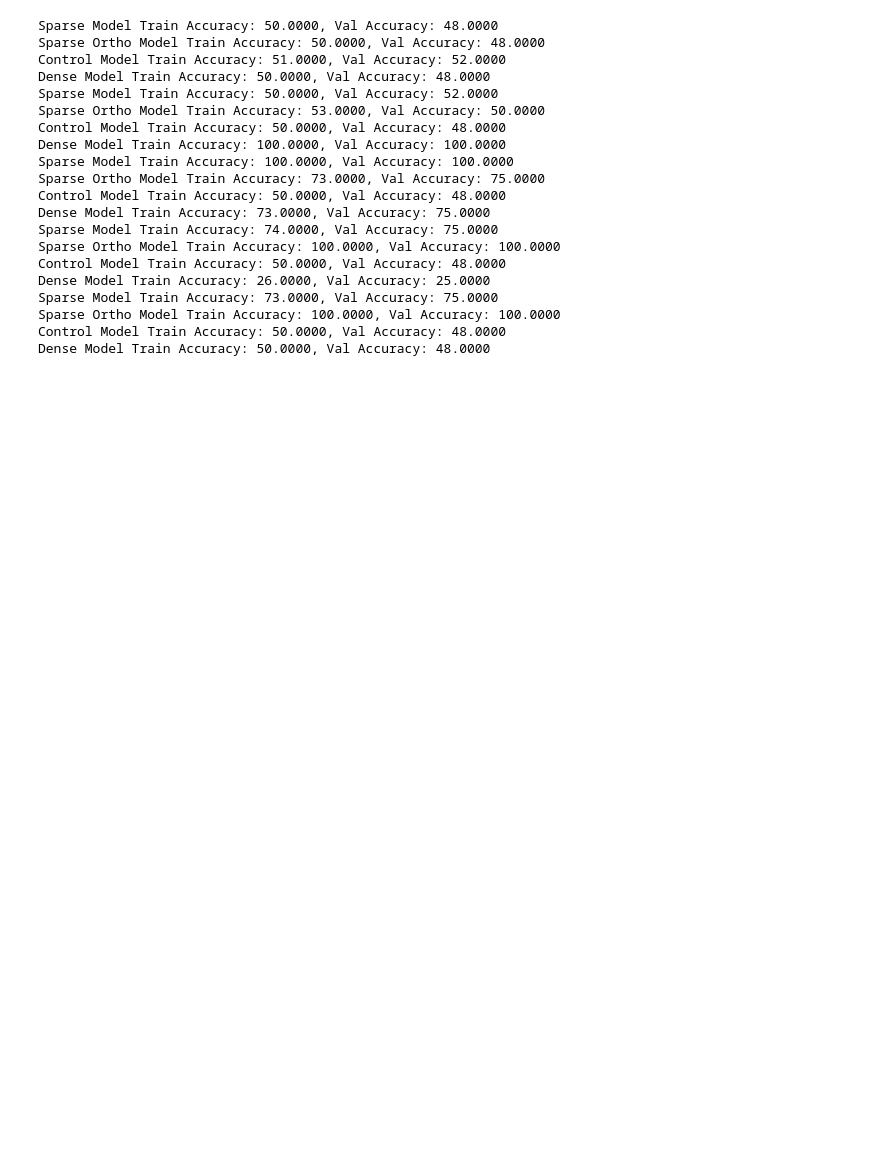
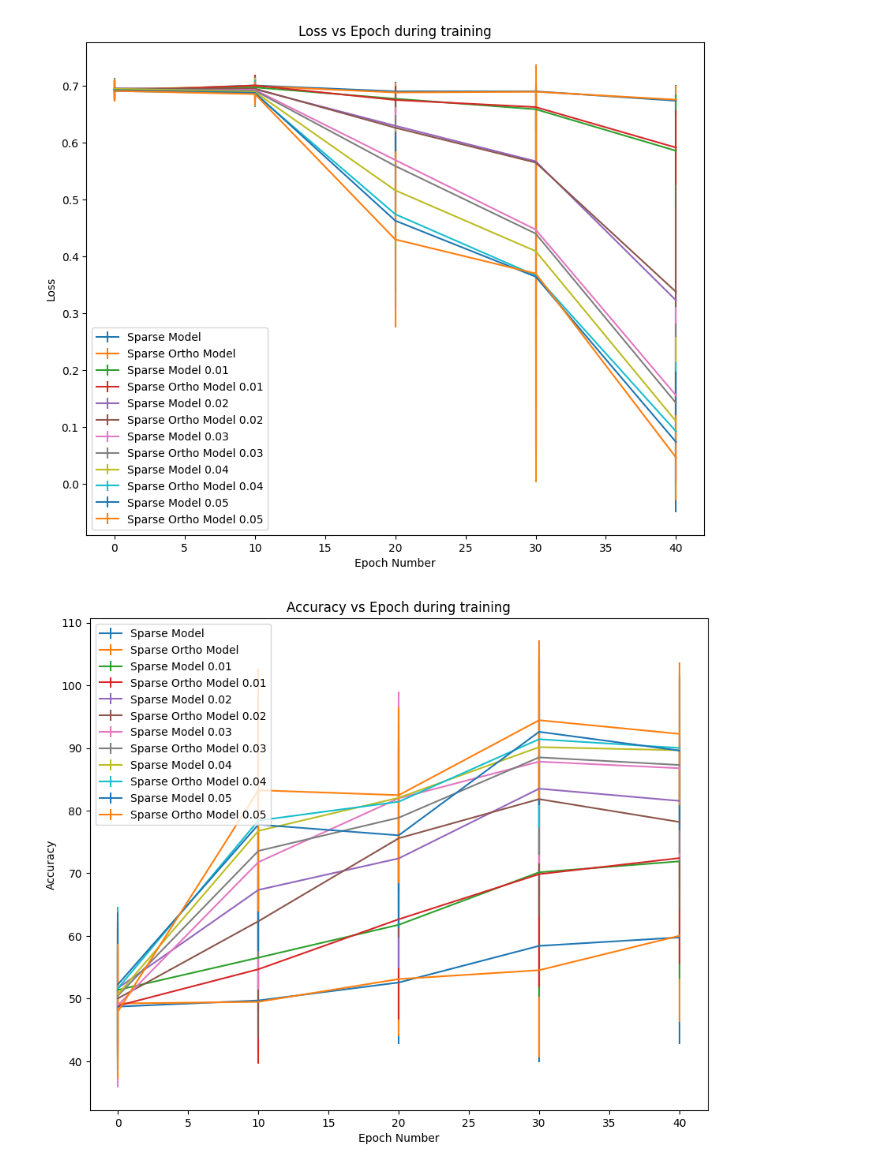
Before and after one commit to animeshsasan/hippocampal-cortex-learning, a Jupyter notebook: .ipynbs/sparse-network.ipynb, the cells around one changed output. Cells and saved outputs as stored; diff of their text form; code cells hidden in the pictures; blank space fills up the shorter version.

```diff
--- a/.ipynbs/sparse-network.ipynb
+++ b/.ipynbs/sparse-network.ipynb
@@ -219,43 +211,20 @@ SimpleSparseModel(
-# %%
-chartUtil = ChartUtil()
-for i in range(5):
-    simpleSparseModel = SimpleSparseModel()
-    loss_over_epochs, epoch_numbers, train_accuracy, val_accuracy = trainUtil.train_and_evaluate(simpleSparseModel, epochs=50, name="Sparse Model")
-    chartUtil.add_train_data("Sparse Model", loss_over_epochs, epoch_numbers)
-    chartUtil.add_test_data("Sparse Model", train_accuracy, val_accuracy)
-
-    simpleSparseOrthoModel = SimpleSparseModel()
-    loss_over_epochs, epoch_numbers, train_accuracy, val_accuracy = trainUtil.train_and_evaluate(simpleSparseOrthoModel, epochs=50, name="Sparse Ortho Model", ortho_lambda=0.1)
-    chartUtil.add_train_data("Sparse Ortho Model", loss_over_epochs, epoch_numbers)
-    chartUtil.add_test_data("Sparse Ortho Model", train_accuracy, val_accuracy)
-
-    simpleControlModel = SimpleControlModel()
-    loss_over_epochs, epoch_numbers, train_accuracy, val_accuracy = trainUtil.train_and_evaluate(simpleControlModel, epochs=50, name="Control Model")
-    chartUtil.add_train_data("Control Model", loss_over_epochs, epoch_numbers)
-    chartUtil.add_test_data("Control Model", train_accuracy, val_accuracy)
-
-    simpleDenseModel = SimpleDenseModel()
-    loss_over_epochs, epoch_numbers, train_accuracy, val_accuracy = trainUtil.train_and_evaluate(simpleDenseModel, epochs=50, name="Dense Model")
-    chartUtil.add_train_data("Dense Model", loss_over_epochs, epoch_numbers)
-    chartUtil.add_test_data("Dense Model", train_accuracy, val_accuracy)
-# %% [output]
-Sparse Model Train Accuracy: 50.0000, Val Accuracy: 48.0000
-Sparse Ortho Model Train Accuracy: 50.0000, Val Accuracy: 48.0000
-Control Model Train Accuracy: 51.0000, Val Accuracy: 52.0000
-Dense Model Train Accuracy: 50.0000, Val Accuracy: 48.0000
-Sparse Model Train Accuracy: 50.0000, Val Accuracy: 52.0000
-Sparse Ortho Model Train Accuracy: 53.0000, Val Accuracy: 50.0000
-Control Model Train Accuracy: 50.0000, Val Accuracy: 48.0000
-Dense Model Train Accuracy: 100.0000, Val Accuracy: 100.0000
-Sparse Model Train Accuracy: 100.0000, Val Accuracy: 100.0000
-Sparse Ortho Model Train Accuracy: 73.0000, Val Accuracy: 75.0000
-Control Model Train Accuracy: 50.0000, Val Accuracy: 48.0000
-Dense Model Train Accuracy: 73.0000, Val Accuracy: 75.0000
-Sparse Model Train Accuracy: 74.0000, Val Accuracy: 75.0000
-Sparse Ortho Model Train Accuracy: 100.0000, Val Accuracy: 100.0000
-Control Model Train Accuracy: 50.0000, Val Accuracy: 48.0000
-Dense Model Train Accuracy: 26.0000, Val Accuracy: 25.0000
-Sparse Model Train Accuracy: 73.0000, Val Accuracy: 75.0000
-Sparse Ortho Model Train Accuracy: 100.0000, Val Accuracy: 100.0000
-Control Model Train Accuracy: 50.0000, Val Accuracy: 48.0000
-Dense Model Train Accuracy: 50.0000, Val Accuracy: 48.0000
+# %%
+n_percentages = [0.005, 0.01, 0.02, 0.03, 0.04, 0.05, 0.1, 0.2, 0.25, 0.3, 0.35, 0.4]
+chart_utils = {}
+for i in n_percentages:
+    chart_utils[i] = perform_one_experiment(first_layer_out_percentage_allowed=i,
+                                            second_layer_out_percentage_allowed=i,
+                                            third_layer_out_percentage_allowed=i,
+                                            print_summary=False)
+# %%
+combined_charts = chart_utils[n_percentages[0]]
+for i in n_percentages[1:]:
+    combined_charts = combined_charts.combine_charts(chart_utils[i], suffix=f" {i}")
+# %%
+sparse_models = [ i  for i in combined_charts.get_models() if "Sparse" in i]
+combined_charts.plot_training_data_for(models=sparse_models).show()
+combined_charts.plot_training_data_for(TrainingCharts.ACC, models=sparse_models).show()
+combined_charts.plot_test_accu_for_models(models=sparse_models, width_alpha=2.5).show()
+# %% [output]
+[figure, added]
+[figure, added]
```
Also changed, not shown: parts of 19 cells of this notebook, 10 other files.
